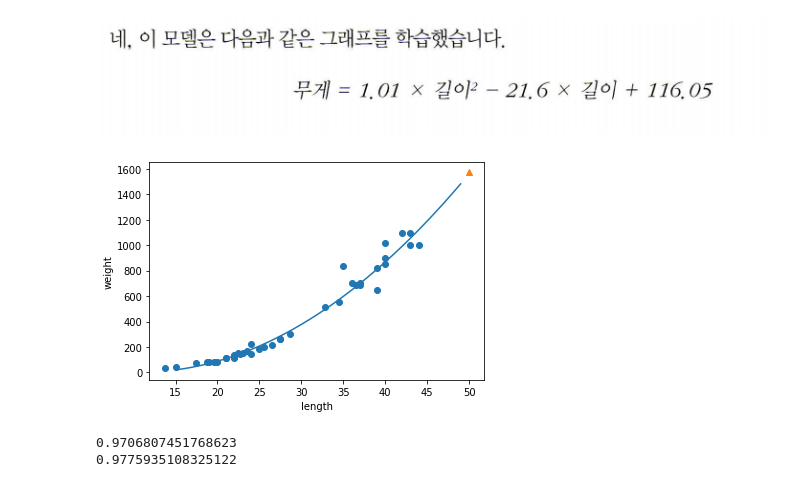
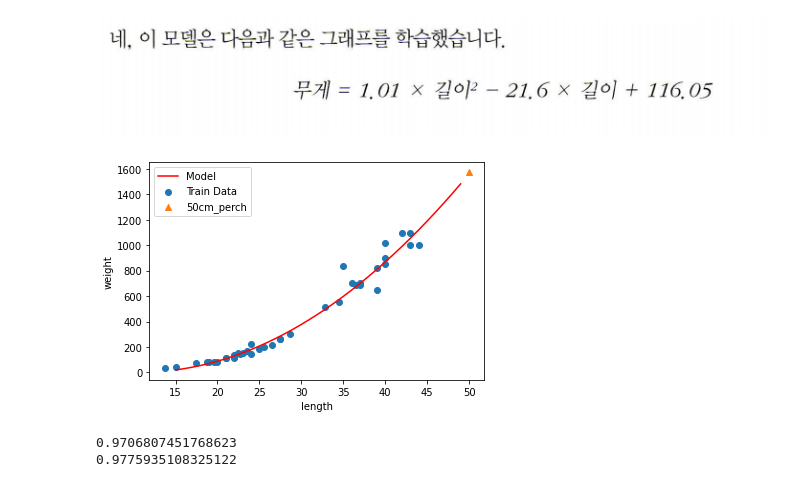
Before and after one commit to YusunPark/DeepLearning, a Jupyter notebook: 3_2선형회귀.ipynb, the cells around one changed output. Saved outputs shown, nothing was run; the diff lists cells and outputs as text; code cells hidden in the pictures.

```diff
--- a/3_2선형회귀.ipynb
+++ b/3_2선형회귀.ipynb
@@ -183,20 +182,22 @@ print(lr.coef_, lr.intercept_)
 # %%
 # 구간별 직선을 그리기 위해 15에서 49까지 정수 배열을 만듭니다
 point = np.arange(15, 50)
 
 # 훈련 세트의 산점도를 그립니다
 plt.scatter(train_input, train_target)
 
 # 15에서 49까지 2차 방정식 그래프를 그립니다
-plt.plot(point, 1.01*point**2 - 21.6*point + 116.05)
+plt.plot(point, 1.01*point**2 - 21.6*point + 116.05, color="red")
 
 # 50cm 농어 데이터
 plt.scatter([50], [1574], marker='^')
 plt.xlabel('length')
 plt.ylabel('weight')
+plt.legend(('Model', 'Train Data', '50cm_perch'))
+
 plt.show()
 # %% [output]
-[figure, old version]
+[figure, new version]
 # %%
 print(lr.score(train_poly, train_target))
 print(lr.score(test_poly, test_target))
```
Also changed, not shown: parts of 3 cells of this notebook.
